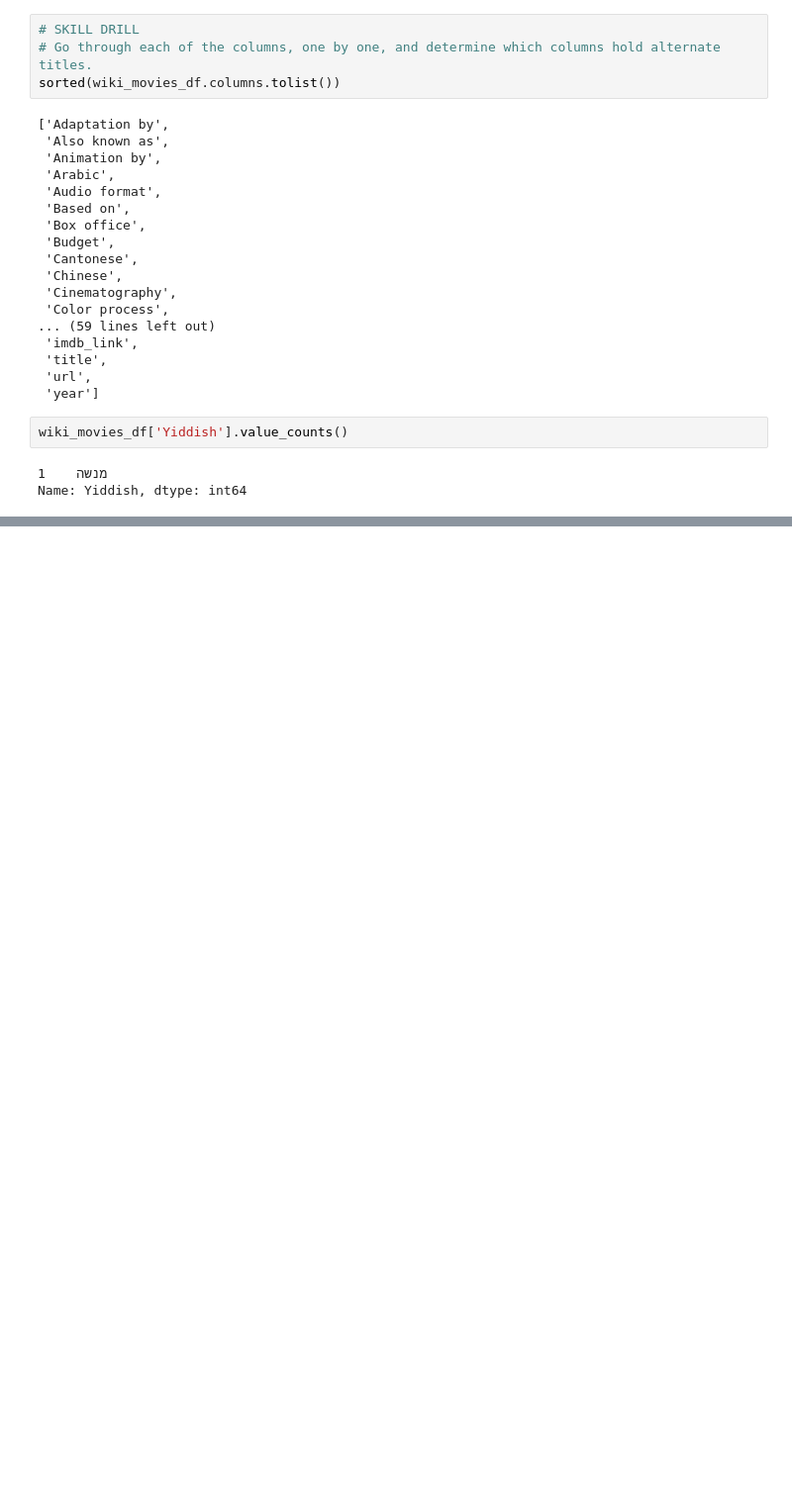
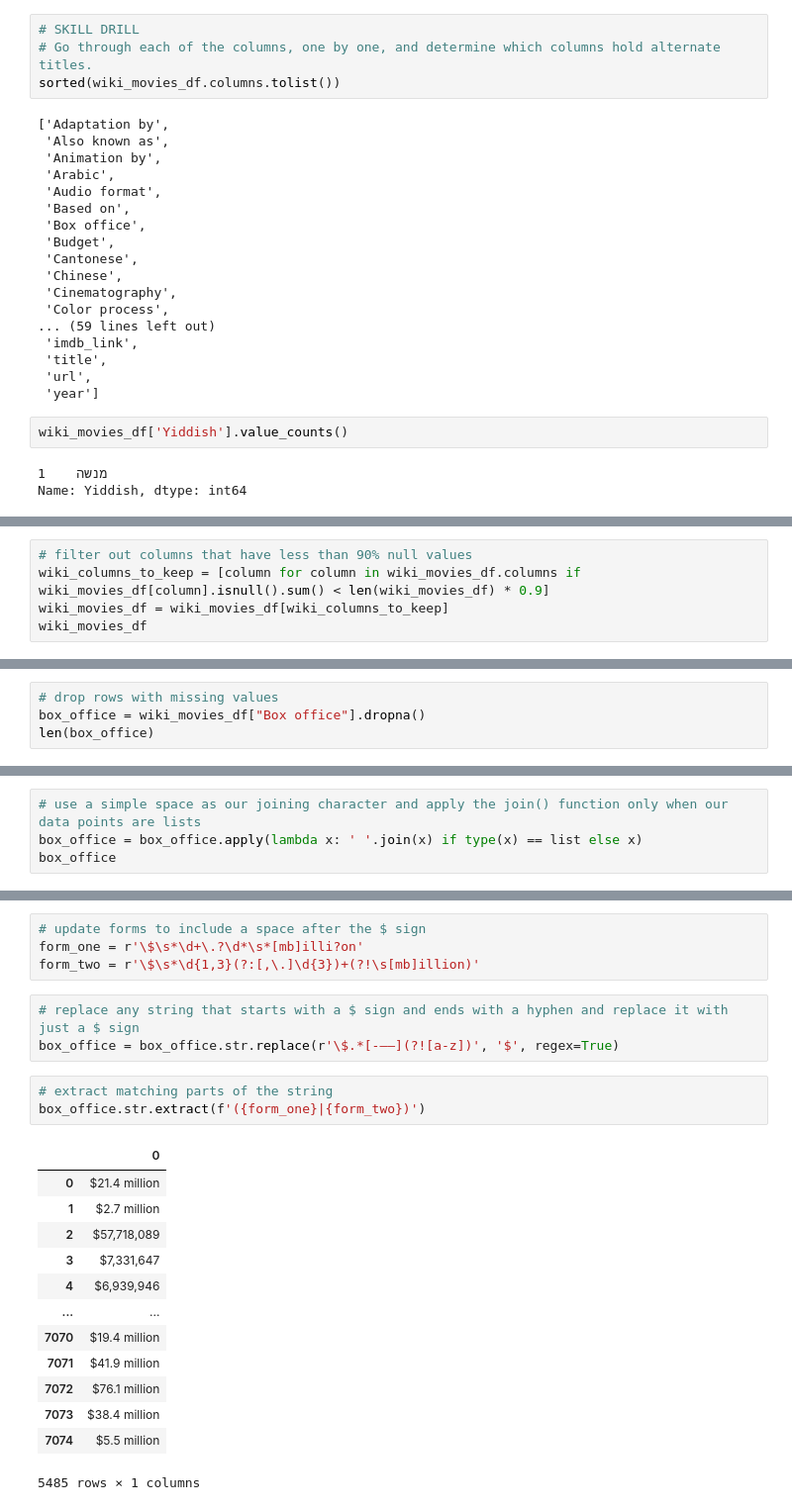
Before and after one commit to amelinn9/movies-ETL, a Jupyter notebook: movies_ETL.ipynb, the cells around one changed output, grey strips where cells are left out. Shown: that part at 99% size. Drawn from its saved outputs; the diff is of its cells as text; blank space fills up the shorter version.

Commit message:
parsed box office data

```diff
--- a/movies_ETL.ipynb
+++ b/movies_ETL.ipynb
@@ -270,0 +334,5 @@ sorted(wiki_movies_df.columns.tolist())
+# %%
+# filter out columns that have less than 90% null values
+wiki_columns_to_keep = [column for column in wiki_movies_df.columns if wiki_movies_df[column].isnull().sum() < len(wiki_movies_df) * 0.9]
+wiki_movies_df = wiki_movies_df[wiki_columns_to_keep]
+wiki_movies_df
@@ -270,0 +374,4 @@ sorted(wiki_movies_df.columns.tolist())
+# %%
+# drop rows with missing values
+box_office = wiki_movies_df["Box office"].dropna()
+len(box_office)
@@ -270,0 +415,4 @@ sorted(wiki_movies_df.columns.tolist())
+# %%
+# use a simple space as our joining character and apply the join() function only when our data points are lists
+box_office = box_office.apply(lambda x: ' '.join(x) if type(x) == list else x)
+box_office
@@ -270,0 +470,24 @@ sorted(wiki_movies_df.columns.tolist())
+# %%
+# update forms to include a space after the $ sign
+form_one = r'\$\s*\d+\.?\d*\s*[mb]illi?on'
+form_two = r'\$\s*\d{1,3}(?:[,\.]\d{3})+(?!\s[mb]illion)'
+# %%
+# replace any string that starts with a $ sign and ends with a hyphen and replace it with just a $ sign
+box_office = box_office.str.replace(r'\$.*[-—–](?![a-z])', '$', regex=True)
+# %%
+# extract matching parts of the string
+box_office.str.extract(f'({form_one}|{form_two})')
+# %% [output]
+|  | 0 |
+| 0 | $21.4 million |
+| 1 | $2.7 million |
+| 2 | $57,718,089 |
+| 3 | $7,331,647 |
+| 4 | $6,939,946 |
+| ... | ... |
+| 7070 | $19.4 million |
+| 7071 | $41.9 million |
+| 7072 | $76.1 million |
+| 7073 | $38.4 million |
+| 7074 | $5.5 million |
+5485 rows × 1 columns
```
Also changed, not shown: parts of 19 cells of this notebook.
